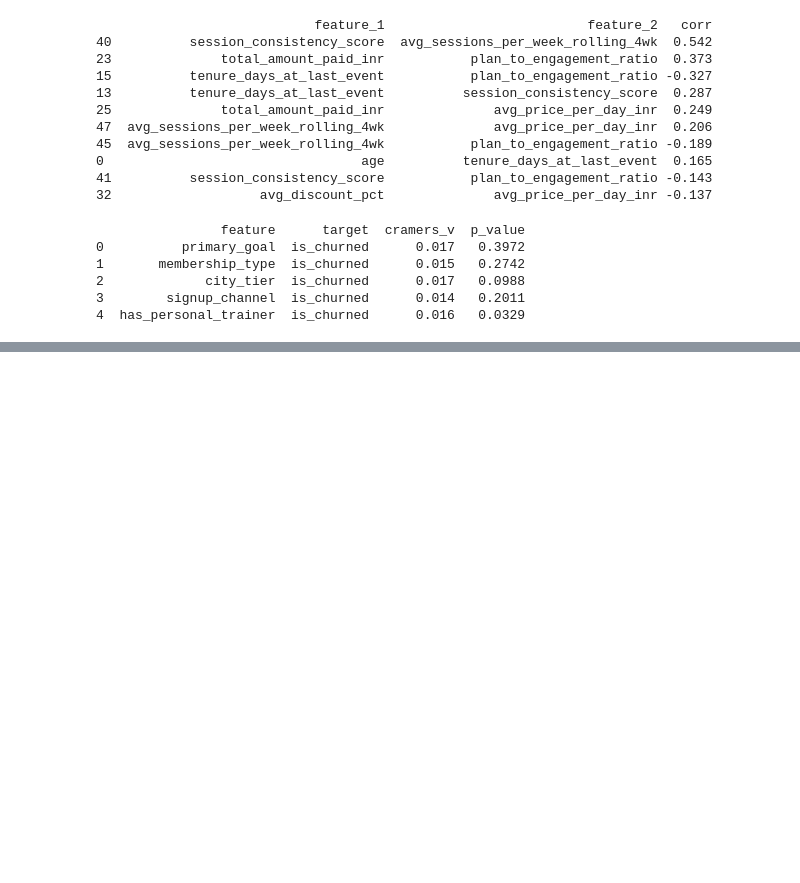
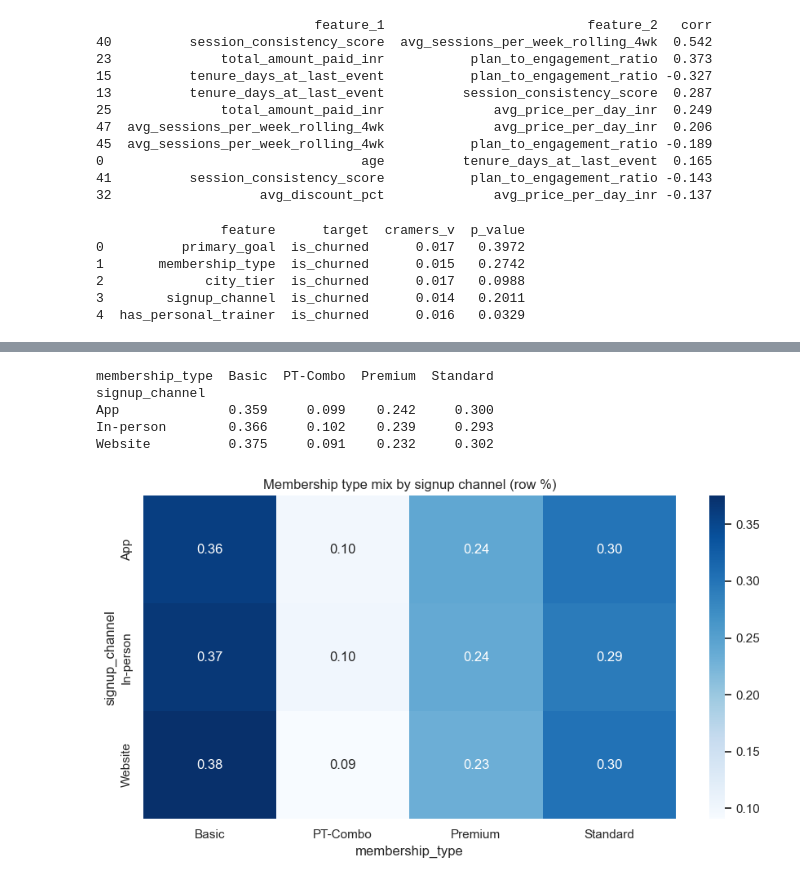
Before and after one commit to kalviumcommunity/JDF_StreakForge_Kalvium-Community, a Jupyter notebook: notebooks/04_eda_and_behavioural_analysis.ipynb, the cells around one changed output, grey strips where cells are left out. Drawn from its saved outputs; the diff is of its cells as text; code cells hidden in the pictures; blank space fills up the shorter version.

```diff
--- a/notebooks/04_eda_and_behavioural_analysis.ipynb
+++ b/notebooks/04_eda_and_behavioural_analysis.ipynb
@@ -240,0 +317,19 @@ print(assoc_results)
+# %%
+# ── 9.2 Cross-tab segment insight: acquisition channel x membership tier ──
+cross_seg = pd.crosstab(member_summary["signup_channel"], member_summary["membership_type"],
+                         normalize="index").round(3)
+print(cross_seg)
+
+plt.figure(figsize=(9, 5))
+sns.heatmap(cross_seg, annot=True, fmt=".2f", cmap="Blues")
+plt.title("Membership type mix by signup channel (row %)")
+plt.tight_layout()
+plt.savefig(FIGURES_DIR / "pr9_channel_membership_mix.png", dpi=100)
+plt.show()
+# %% [output]
+membership_type  Basic  PT-Combo  Premium  Standard
+signup_channel
+App              0.359     0.099    0.242     0.300
+In-person        0.366     0.102    0.239     0.293
+Website          0.375     0.091    0.232     0.302
+[figure, added]
```
Also changed, not shown: parts of 5 cells of this notebook, 4 other files.
